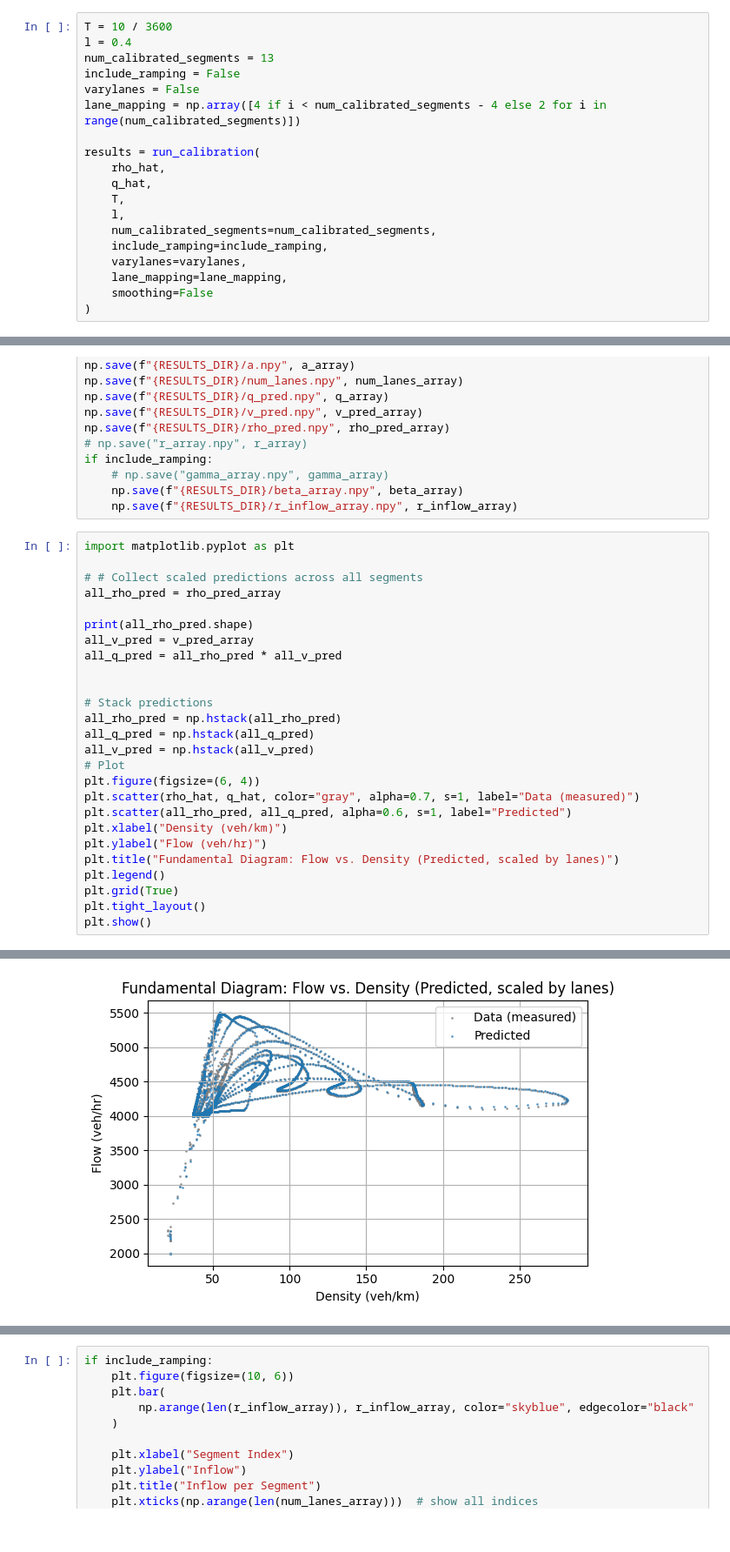
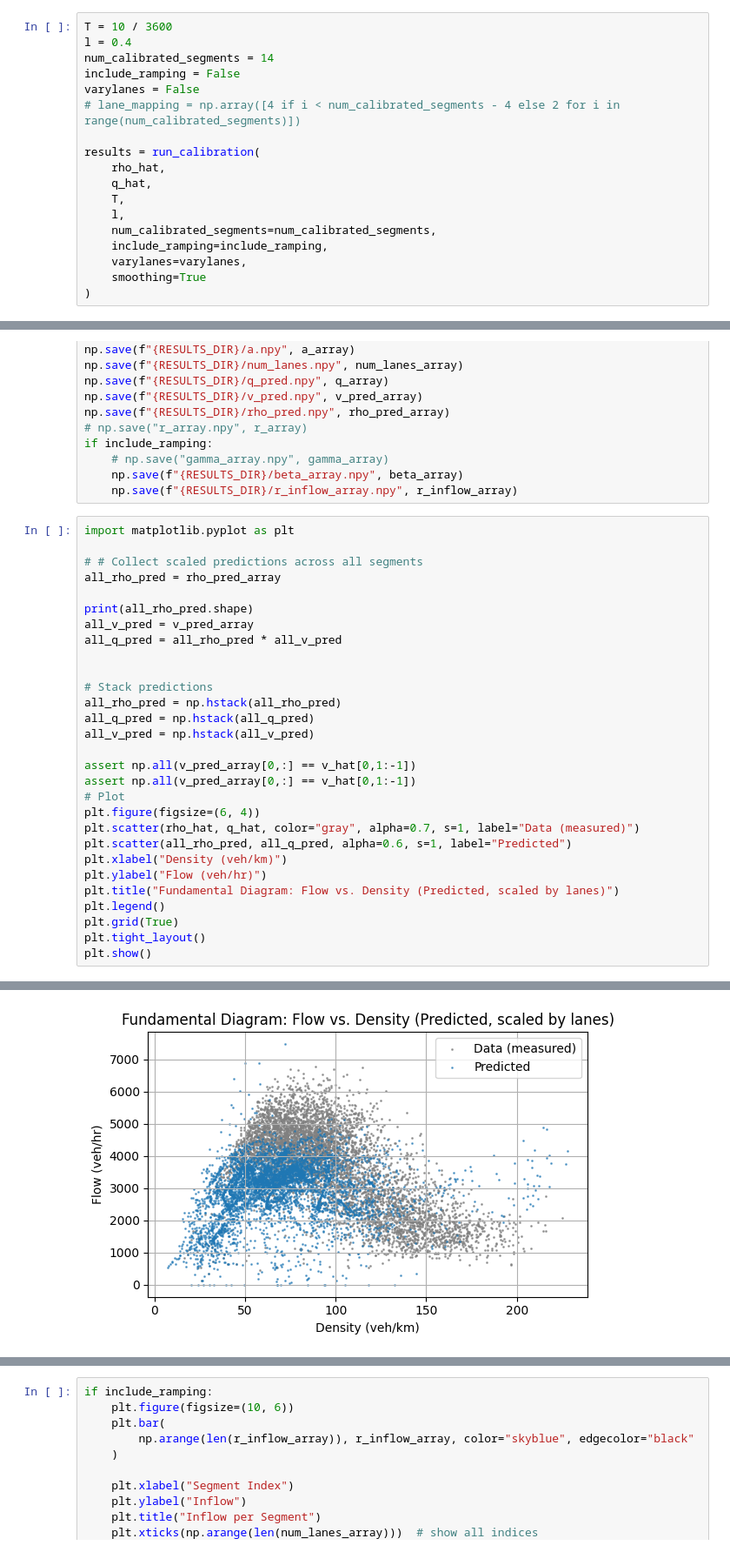
Before and after one commit to woxsao/macroscopic-sim-calibration, a Jupyter notebook: Optimization.ipynb, the cells around one changed output, grey strips where cells are left out. Shown at 87% size. Cells and saved outputs as stored; diff of their text form.

```diff
--- a/Optimization.ipynb
+++ b/Optimization.ipynb
@@ -46,10 +46,10 @@ print(params)
 # %%
 T = 10 / 3600
 l = 0.4
-num_calibrated_segments = 13
+num_calibrated_segments = 14
 include_ramping = False
 varylanes = False
-lane_mapping = np.array([4 if i < num_calibrated_segments - 4 else 2 for i in range(num_calibrated_segments)])
+# lane_mapping = np.array([4 if i < num_calibrated_segments - 4 else 2 for i in range(num_calibrated_segments)])
 
 results = run_calibration(
     rho_hat,
@@ -59,7 +59,6 @@ results = run_calibration(
     num_calibrated_segments=num_calibrated_segments,
     include_ramping=include_ramping,
     varylanes=varylanes,
-    lane_mapping=lane_mapping,
-    smoothing=False
+    smoothing=True
 )
 # %% [output]
@@ -125,6 +122,9 @@ all_q_pred = all_rho_pred * all_v_pred
 all_rho_pred = np.hstack(all_rho_pred)
 all_q_pred = np.hstack(all_q_pred)
 all_v_pred = np.hstack(all_v_pred)
+
+assert np.all(v_pred_array[0,:] == v_hat[0,1:-1])
+assert np.all(v_pred_array[0,:] == v_hat[0,1:-1])
 # Plot
 plt.figure(figsize=(6, 4))
 plt.scatter(rho_hat, q_hat, color="gray", alpha=0.7, s=1, label="Data (measured)")
@@ -141,4 +141,4 @@ plt.show()
-[figure, old version]
+[figure, new version]
 # %%
 plt.figure(figsize=(10, 6))
 plt.bar(
```
Also changed, not shown: parts of 12 cells of this notebook, 1 other file.
